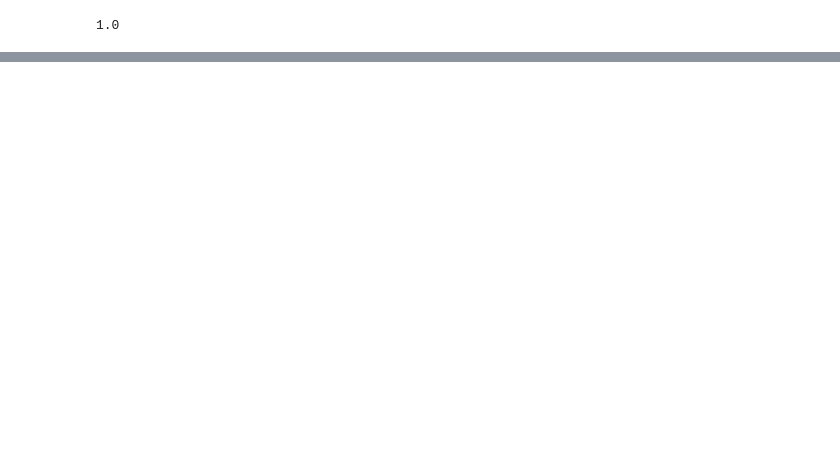
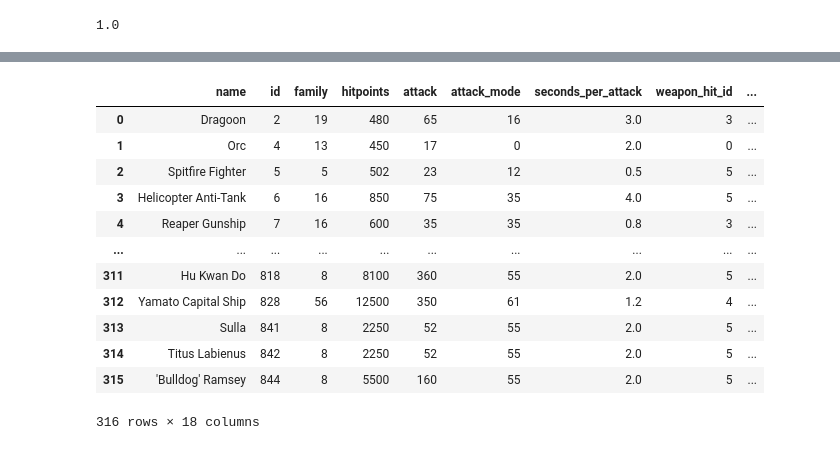
Before and after one commit to byrdie/empire_earth, a Jupyter notebook: empire_earth/unit_relationships.ipynb, the cells around one changed output, grey strips where cells are left out. Saved outputs shown, nothing was run; the diff lists cells and outputs as text; code cells hidden in the pictures; blank space fills up the shorter version.

```diff
--- a/empire_earth/unit_relationships.ipynb
+++ b/empire_earth/unit_relationships.ipynb
@@ -56,5 +112,5 @@ empire_earth.units.dbweapontohit
 # %%
-units = empire_earth.units.units_all()
+units = empire_earth.units.units_military()
 # %%
 units['Dragoon'].attack_multiplier(units['Bronze Cannon'])
 # %% [output]
@@ -63,0 +144,16 @@ units
+# %%
+pandas.DataFrame(list(units.values()))
+# %% [output]
+|  | name | id | family | hitpoints | attack | attack_mode | seconds_per_attack | weapon_hit_id | ... |
+| 0 | Dragoon | 2 | 19 | 480 | 65 | 16 | 3.0 | 3 | ... |
+| 1 | Orc | 4 | 13 | 450 | 17 | 0 | 2.0 | 0 | ... |
+| 2 | Spitfire Fighter | 5 | 5 | 502 | 23 | 12 | 0.5 | 5 | ... |
+| 3 | Helicopter Anti-Tank | 6 | 16 | 850 | 75 | 35 | 4.0 | 5 | ... |
+| 4 | Reaper Gunship | 7 | 16 | 600 | 35 | 35 | 0.8 | 3 | ... |
+| ... | ... | ... | ... | ... | ... | ... | ... | ... | ... |
+| 311 | Hu Kwan Do | 818 | 8 | 8100 | 360 | 55 | 2.0 | 5 | ... |
+| 312 | Yamato Capital Ship | 828 | 56 | 12500 | 350 | 61 | 1.2 | 4 | ... |
+| 313 | Sulla | 841 | 8 | 2250 | 52 | 55 | 2.0 | 5 | ... |
+| 314 | Titus Labienus | 842 | 8 | 2250 | 52 | 55 | 2.0 | 5 | ... |
+| 315 | 'Bulldog' Ramsey | 844 | 8 | 5500 | 160 | 55 | 2.0 | 5 | ... |
+316 rows × 18 columns
```
Also changed, not shown: parts of 10 cells of this notebook, 10 other files.
